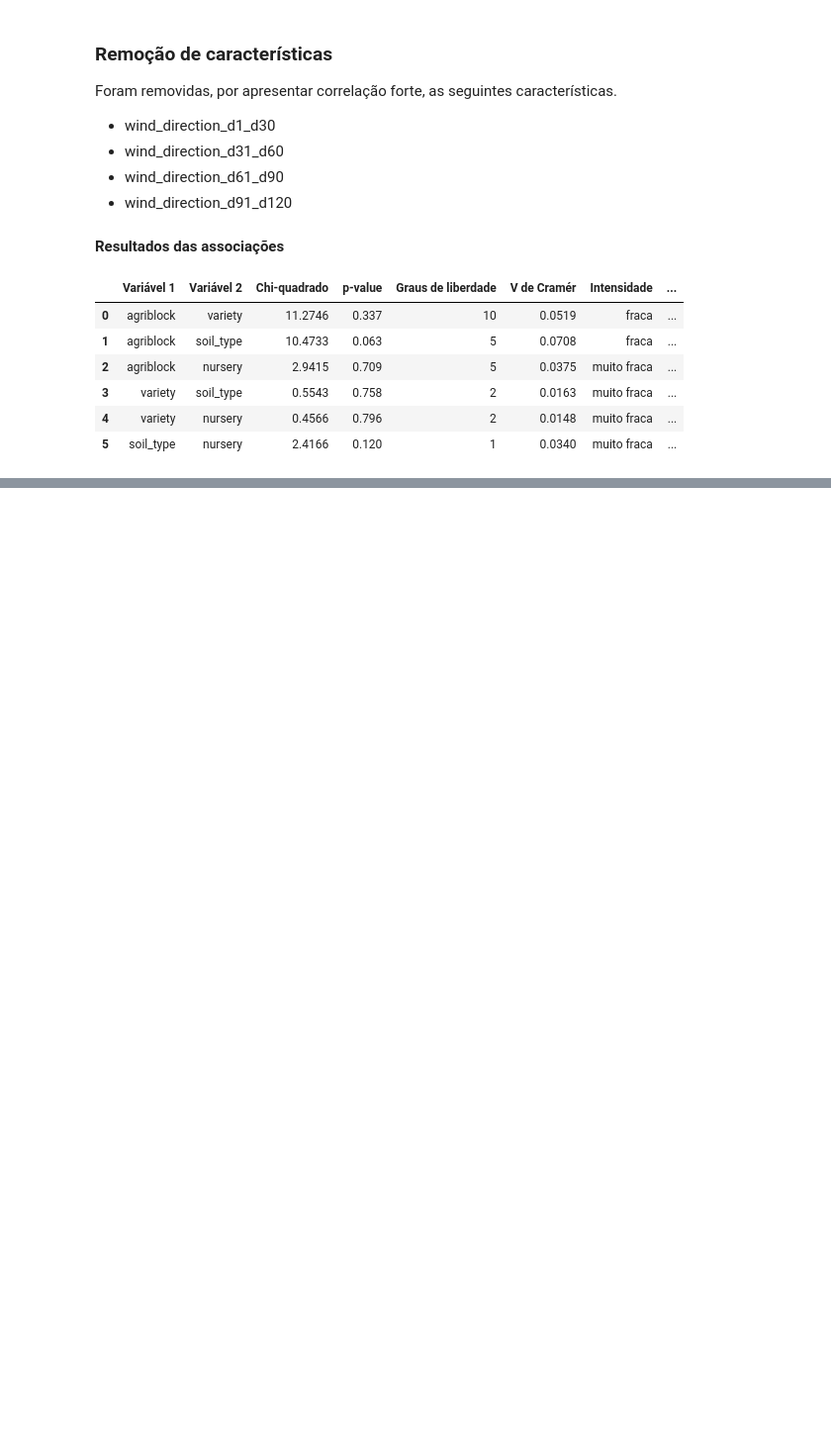
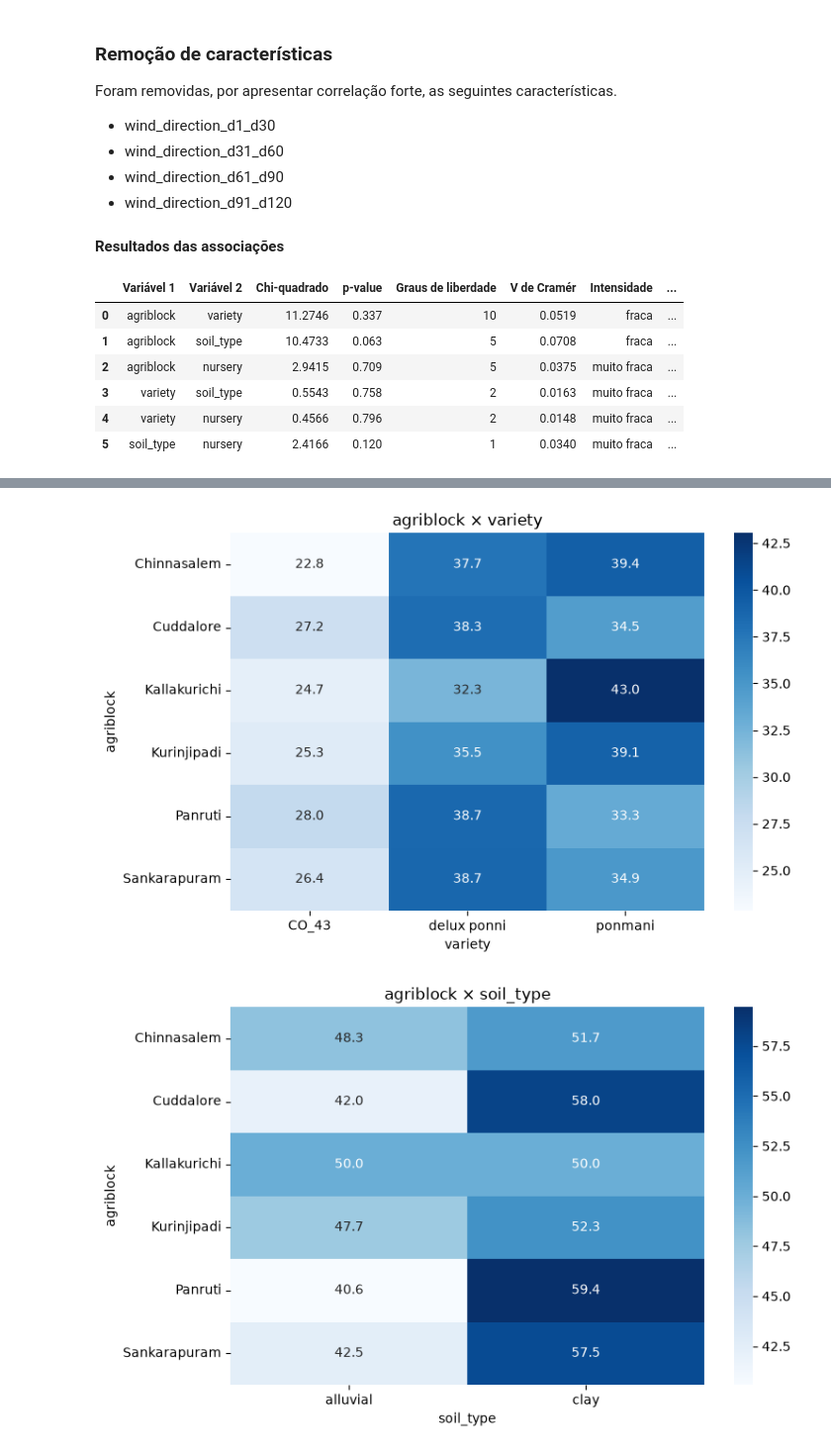
Before and after one commit to gabdumal/data_mining, a Jupyter notebook: assignment_3/treatment.ipynb, the cells around one changed output, grey strips where cells are left out. Shown at 99% size. Drawn from its saved outputs; the diff is of its cells as text; code cells hidden in the pictures; blank space fills up the shorter version.

```diff
--- a/assignment_3/treatment.ipynb
+++ b/assignment_3/treatment.ipynb
@@ -399,0 +548,31 @@ Resultados das associações
+# %%
+def plot_categorical_relationships(
+    data_frame: pd.DataFrame, categorical_columns: list[str]
+):
+    pairs = list(combinations(categorical_columns, 2))
+
+    for column_1, column_2 in pairs:
+        # Tabela de proporções
+        table = (
+            pd.crosstab(data_frame[column_1], data_frame[column_2], normalize="index")
+            * 100
+        )
+
+        plt.figure(figsize=(8, 5))
+
+        sns.heatmap(table, annot=True, fmt=".1f", cmap="Blues")
+
+        plt.title(f"{column_1} × {column_2}")
+        plt.xlabel(column_2)
+        plt.ylabel(column_1)
+
+        plt.tight_layout()
+        plt.show()
+
+
+plot_categorical_relationships(
+    data_frame=f3_df, categorical_columns=f3_categorical_columns
+)
+# %% [output]
+[figure, added]
+[figure, added]
```
Also changed, not shown: parts of 16 cells of this notebook, 3 other files.
